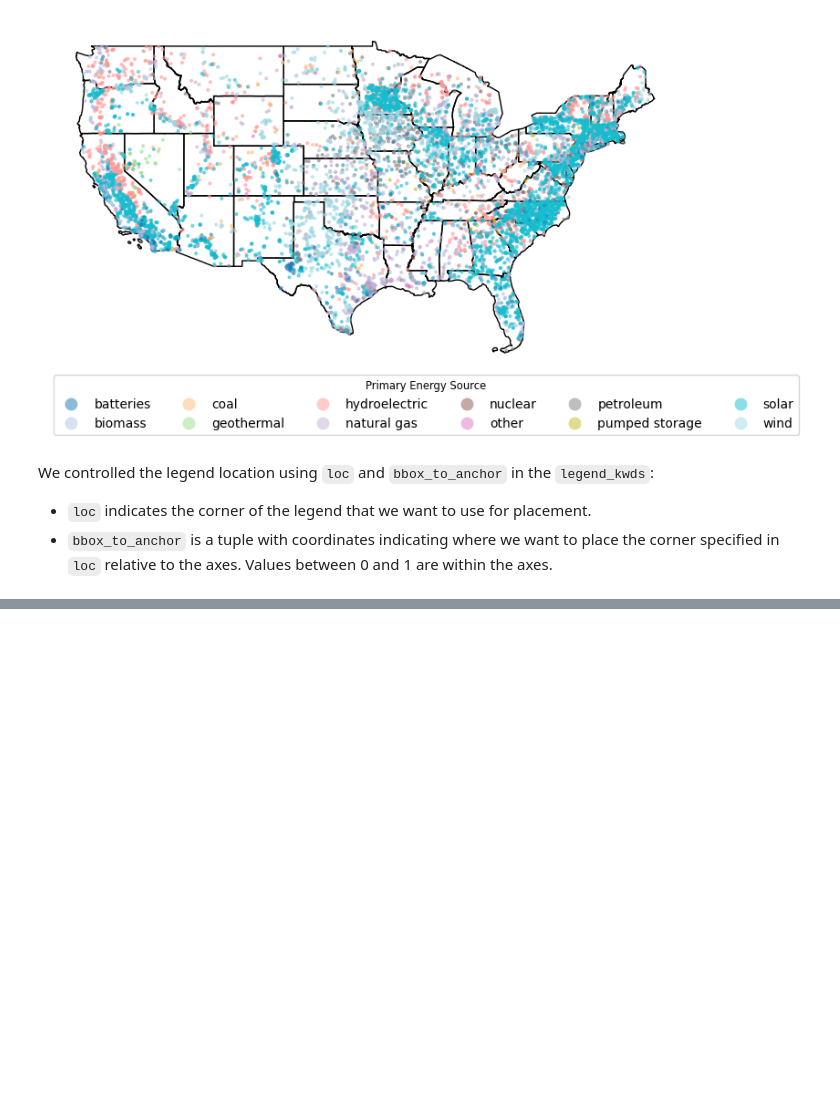
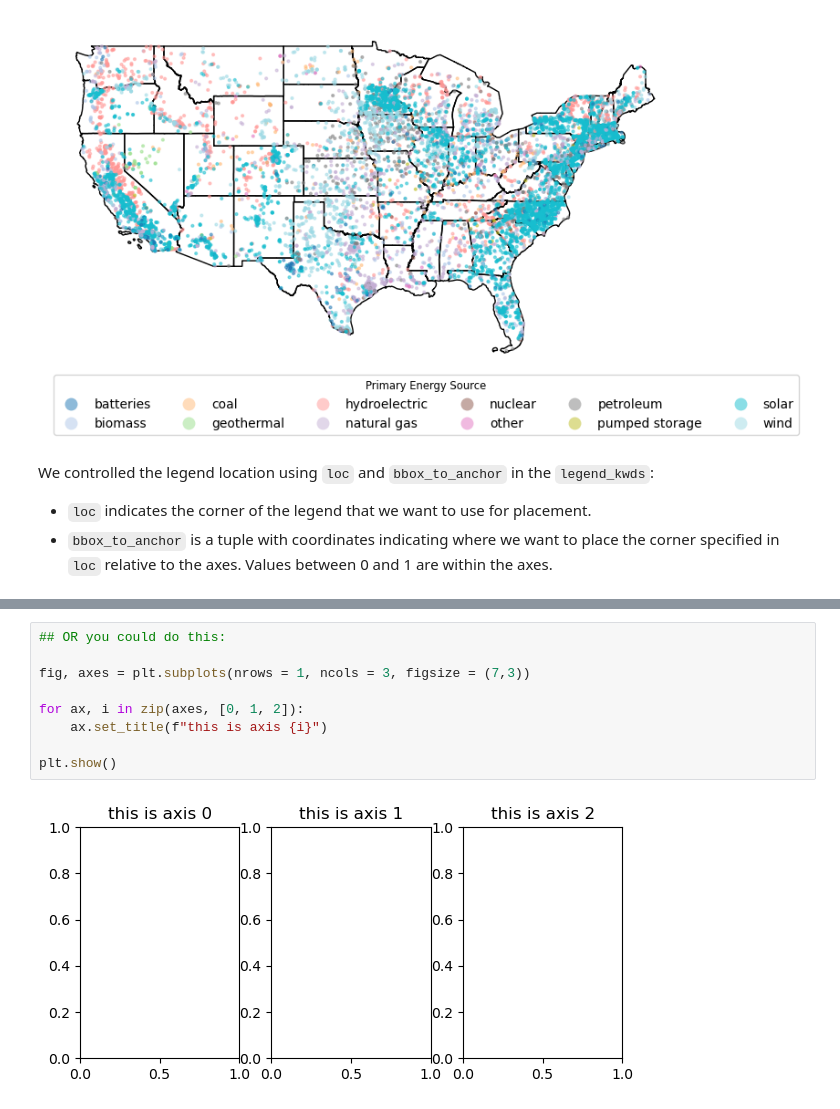
Before and after one commit to ryangreen6/eds220-2024-in-class, a Jupyter notebook: week5-csv-to-geodf.ipynb, the cells around one changed output, grey strips where cells are left out. Cells and saved outputs as stored; diff of their text form; blank space fills up the shorter version.

```diff
--- a/week5-csv-to-geodf.ipynb
+++ b/week5-csv-to-geodf.ipynb
@@ -285,0 +348,11 @@ We controlled the legend location using `loc` and `bbox_to_anchor` in the `legen
+# %%
+## OR you could do this:
+
+fig, axes = plt.subplots(nrows = 1, ncols = 3, figsize = (7,3))
+
+for ax, i in zip(axes, [0, 1, 2]):
+    ax.set_title(f"this is axis {i}")
+
+plt.show()
+# %% [output]
+[figure, added]
```
Also changed, not shown: parts of 25 cells of this notebook.
